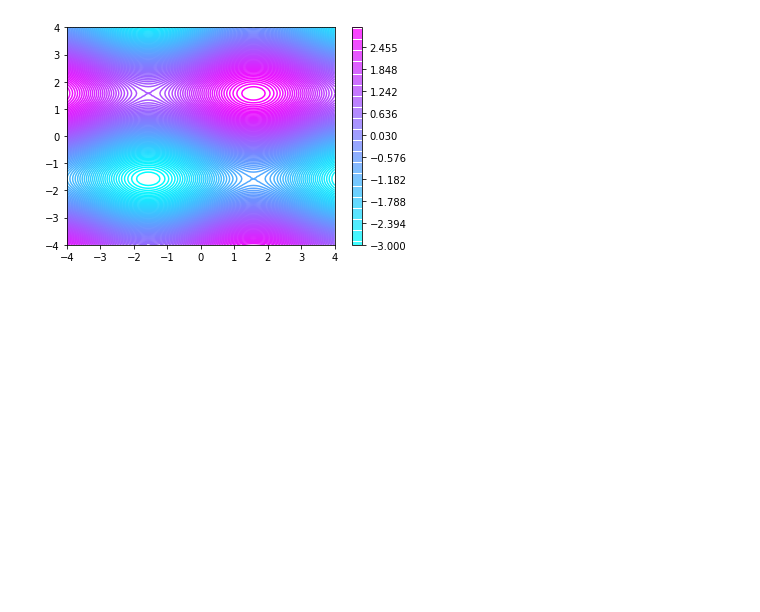
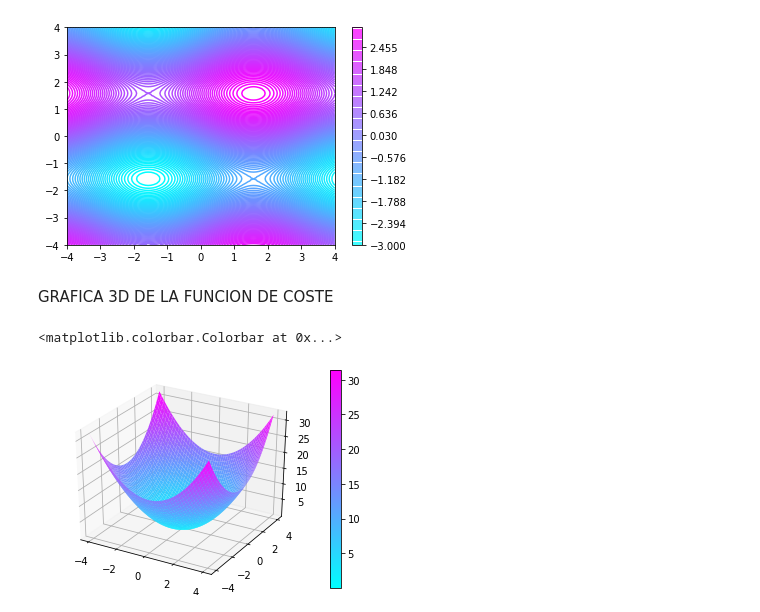
Before and after one commit to julio-paz/Data_academy_2021, a Jupyter notebook: DATA_ACADEMY_GRAFICAS_DE_TRES_FUNCIONES.ipynb, the cells around one changed output. Drawn from its saved outputs; the diff is of its cells as text; code cells hidden in the pictures; blank space fills up the shorter version.

```diff
--- a/DATA_ACADEMY_GRAFICAS_DE_TRES_FUNCIONES.ipynb
+++ b/DATA_ACADEMY_GRAFICAS_DE_TRES_FUNCIONES.ipynb
@@ -37,3 +37,24 @@ fig2.colorbar(cp)
 # %% [output]
 <matplotlib.colorbar.Colorbar at 0x...>
 [figure]
+# %% [markdown]
+GRAFICA  3D DE LA FUNCION DE COSTE
+# %%
+fig, ax = plt.subplots(subplot_kw={"projection":"3d"})
+
+def f(x,y):
+  return x**2 + y**2
+
+x = np.linspace(-4,4, res)
+y = np.linspace(-4,4, res)
+
+x,y = np.meshgrid(x,y)
+
+z = f(x,y)
+
+surf  = ax.plot_surface(x,y,z, cmap=cm.cool)
+
+fig.colorbar(surf)
+# %% [output]
+<matplotlib.colorbar.Colorbar at 0x...>
+[figure, added]
```
Also changed, not shown: parts of 2 cells of this notebook.
